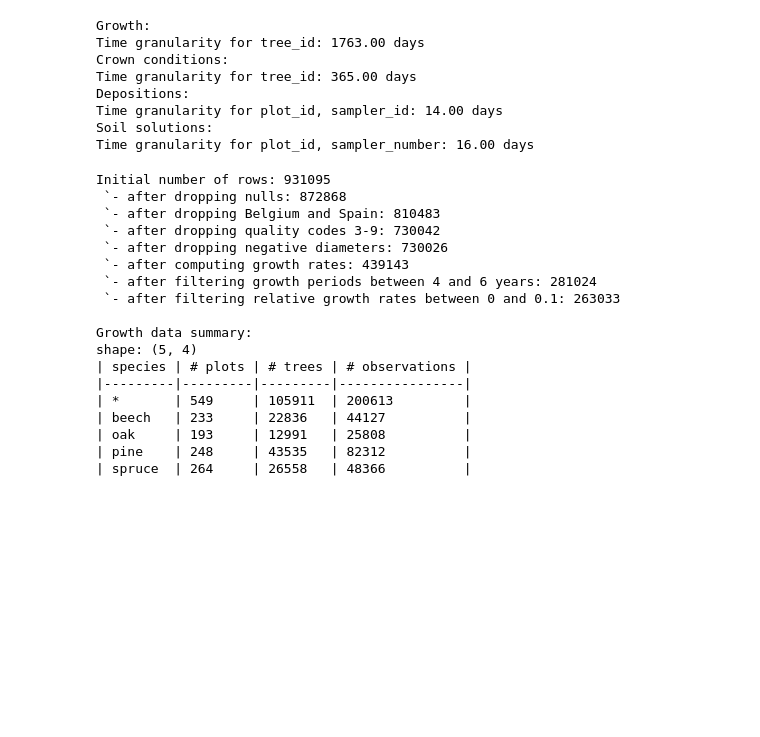
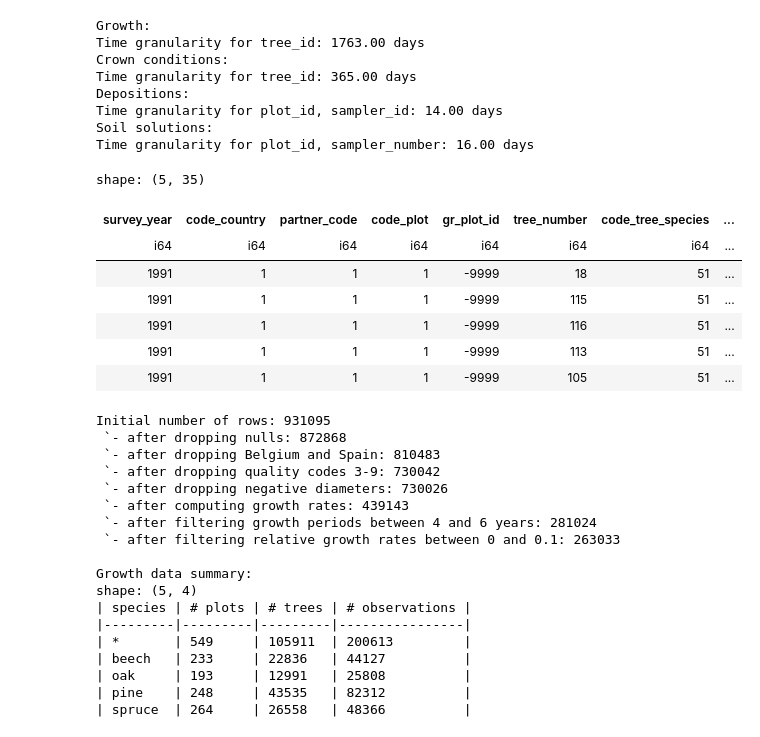
Before and after one commit to simlab-vs/TrunX, a Jupyter notebook: notebooks/preprocessing.ipynb, the cells around one changed output. Drawn from its saved outputs; the diff is of its cells as text; code cells hidden in the pictures; blank space fills up the shorter version.

```diff
--- a/notebooks/preprocessing.ipynb
+++ b/notebooks/preprocessing.ipynb
@@ -263,6 +263,17 @@ Depositions:
 Time granularity for plot_id, sampler_id: 14.00 days
 Soil solutions:
 Time granularity for plot_id, sampler_number: 16.00 days
+# %%
+df_growth_raw.head()
+# %% [output]
+shape: (5, 35)
+| survey_year | code_country | partner_code | code_plot | gr_plot_id | tree_number | code_tree_species | ... |
+| i64 | i64 | i64 | i64 | i64 | i64 | i64 | ... |
+| 1991 | 1 | 1 | 1 | -9999 | 18 | 51 | ... |
+| 1991 | 1 | 1 | 1 | -9999 | 115 | 51 | ... |
+| 1991 | 1 | 1 | 1 | -9999 | 116 | 51 | ... |
+| 1991 | 1 | 1 | 1 | -9999 | 113 | 51 | ... |
+| 1991 | 1 | 1 | 1 | -9999 | 105 | 51 | ... |
 # %%
 print(f"Initial number of rows: {df_growth_raw.height}")
 
```
Also changed, not shown: parts of 3 cells of this notebook.
